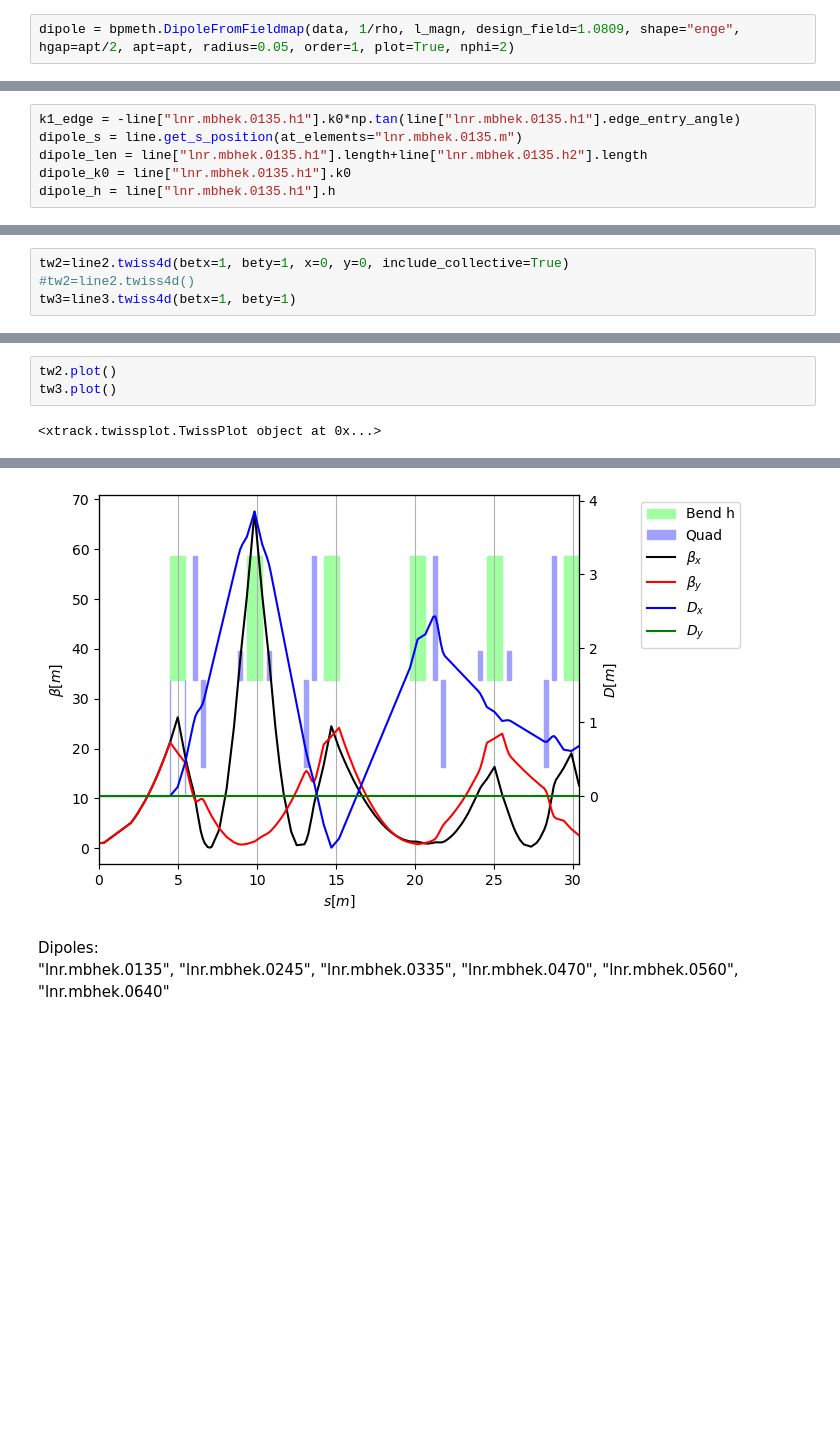
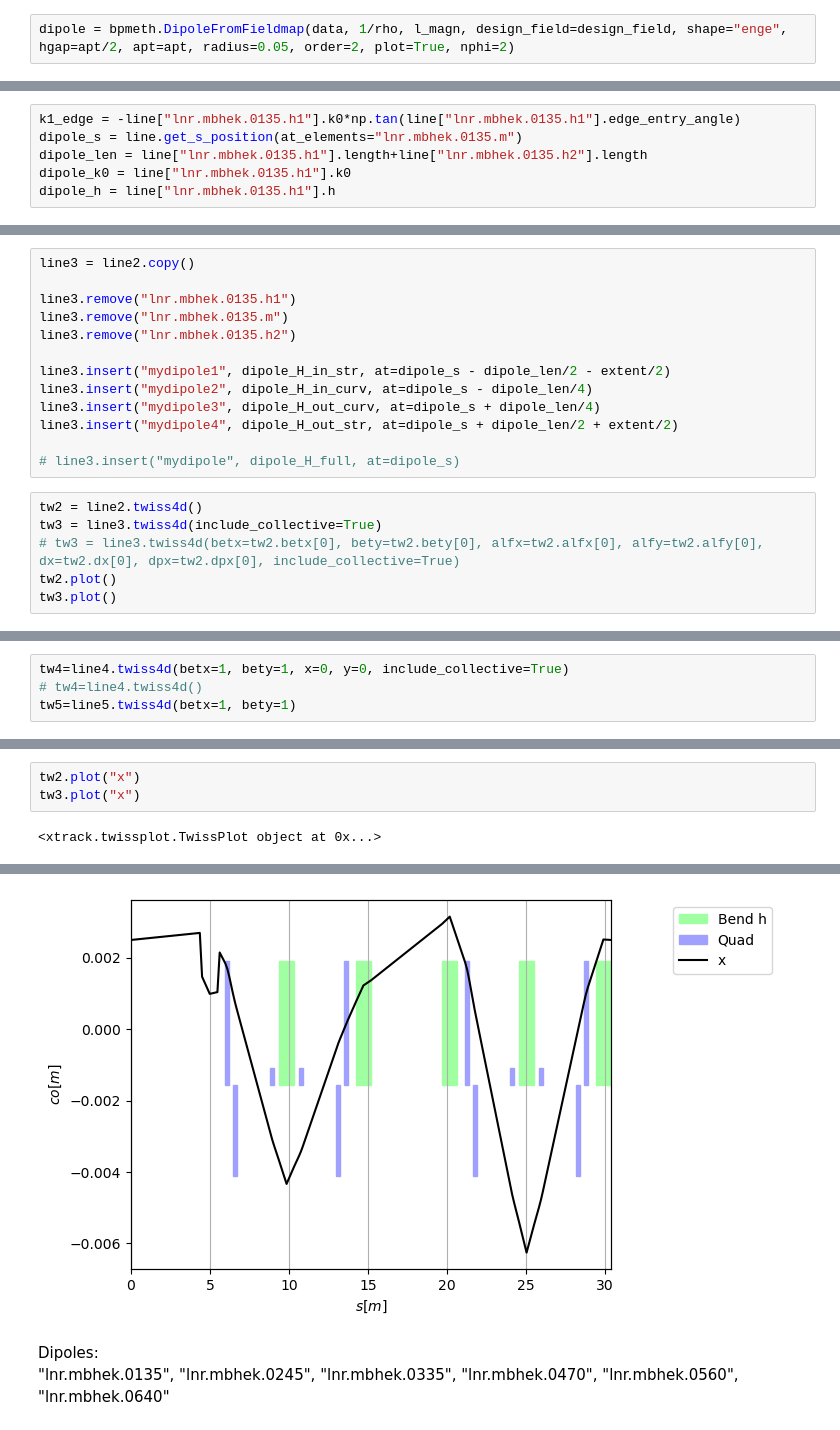
Before and after one commit to xsuite/bpmeth, a Jupyter notebook: examples/ELENA/ring/ELENA_with_numerical_dipoles.ipynb, the cells around one changed output, grey strips where cells are left out. Drawn from its saved outputs; the diff is of its cells as text; blank space fills up the shorter version.

```diff
--- a/examples/ELENA/ring/ELENA_with_numerical_dipoles.ipynb
+++ b/examples/ELENA/ring/ELENA_with_numerical_dipoles.ipynb
@@ -67,7 +68,7 @@ Brho = B*rho
 # %%
 data = np.loadtxt("../dipole/ELENA_fieldmap.csv", skiprows=1, delimiter=",")[:, [0,1,2,7,8,9]]
 # %%
-dipole = bpmeth.DipoleFromFieldmap(data, 1/rho, l_magn, design_field=1.0809, shape="enge", hgap=apt/2, apt=apt, radius=0.05, order=1, plot=True, nphi=2)
+dipole = bpmeth.DipoleFromFieldmap(data, 1/rho, l_magn, design_field=design_field, shape="enge", hgap=apt/2, apt=apt, radius=0.05, order=2, plot=True, nphi=2)
 # %% [output]
 Fitting multipoles
 fitting b1...
@@ -166,0 +218,19 @@ test_dipole_H_full = bpmeth.Hamiltonian(dipole_len, dipole_h, test_dipole_A_full
+# %%
+line3 = line2.copy()
+
+line3.remove("lnr.mbhek.0135.h1")
+line3.remove("lnr.mbhek.0135.m")
+line3.remove("lnr.mbhek.0135.h2")
+
+line3.insert("mydipole1", dipole_H_in_str, at=dipole_s - dipole_len/2 - extent/2)
+line3.insert("mydipole2", dipole_H_in_curv, at=dipole_s - dipole_len/4)
+line3.insert("mydipole3", dipole_H_out_curv, at=dipole_s + dipole_len/4)
+line3.insert("mydipole4", dipole_H_out_str, at=dipole_s + dipole_len/2 + extent/2)
+
+# line3.insert("mydipole", dipole_H_full, at=dipole_s)
+# %%
+tw2 = line2.twiss4d()
+tw3 = line3.twiss4d(include_collective=True)
+# tw3 = line3.twiss4d(betx=tw2.betx[0], bety=tw2.bety[0], alfx=tw2.alfx[0], alfy=tw2.alfy[0], dx=tw2.dx[0], dpx=tw2.dpx[0], include_collective=True)
+tw2.plot()
+tw3.plot()
@@ -218,5 +300,5 @@ _end_point                     30.4053       30.4053       30.4053
 # %%
-tw2=line2.twiss4d(betx=1, bety=1, x=0, y=0, include_collective=True)
-#tw2=line2.twiss4d()
-tw3=line3.twiss4d(betx=1, bety=1)
+tw4=line4.twiss4d(betx=1, bety=1, x=0, y=0, include_collective=True)
+# tw4=line4.twiss4d()
+tw5=line5.twiss4d(betx=1, bety=1)
 # %% [output]
@@ -224,5 +329,5 @@ AssertionError: Some test particles were lost during twiss! (state [-1], at elem
 # %%
-tw2.plot()
-tw3.plot()
+tw2.plot("x")
+tw3.plot("x")
 # %% [output]
 <xtrack.twissplot.TwissPlot object at 0x...>
@@ -230,4 +335,4 @@ tw3.plot()
-[figure, old version]
+[figure, new version]
 # %% [markdown]
 Dipoles:
 "lnr.mbhek.0135", "lnr.mbhek.0245", "lnr.mbhek.0335", "lnr.mbhek.0470", "lnr.mbhek.0560", "lnr.mbhek.0640"
```
Also changed, not shown: parts of 19 cells of this notebook, 3 other files.
